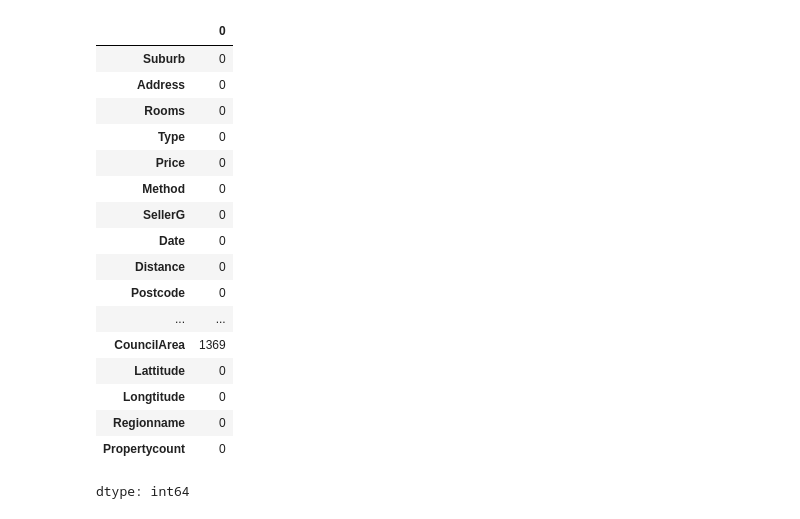
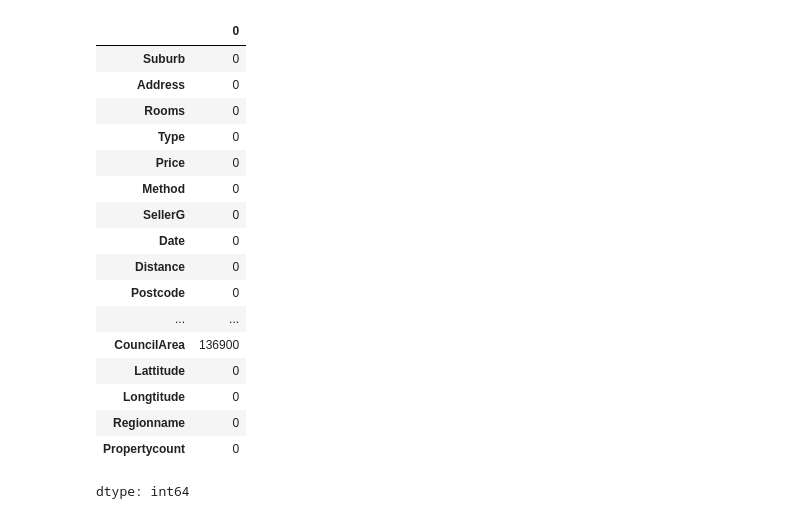
Before and after one commit to NadiiaIvashchuk/melbourne-housing-project, a Jupyter notebook: notebooks/melbourne_housing_project.ipynb, the cells around one changed output. Drawn from its saved outputs; the diff is of its cells as text; code cells hidden in the pictures.

```diff
--- a/notebooks/melbourne_housing_project.ipynb
+++ b/notebooks/melbourne_housing_project.ipynb
@@ -11,8 +13,14 @@ from sklearn.linear_model import LinearRegression
 from sklearn.ensemble import RandomForestClassifier
 from sklearn.metrics import accuracy_score, confusion_matrix, classification_report
 
+RANDOM_STATE = 42
+np.random.seed(RANDOM_STATE)
+pd.set_option("display.max_columns", 30)
+pd.set_option("display.width", 120)
+
 FILE_IN = 'https://raw.githubusercontent.com/NadiiaIvashchuk/melbourne-housing-project/refs/heads/main/data/melb_data.csv'
-df = pd.read_csv(FILE_IN)
+df_origin = pd.read_csv(FILE_IN)
+df = df_origin[...].copy()
 
 print("Ринок нерухомості в Мельбурні:", df.shape)
 df.head()
@@ -28,19 +74,19 @@ df.head()
 # %%
-df.isna().sum()
+df.isna().sum() * 100
 # %% [output]
 |  | 0 |
 | Suburb | 0 |
 | Address | 0 |
 | Rooms | 0 |
 | Type | 0 |
 | Price | 0 |
 | Method | 0 |
 | SellerG | 0 |
 | Date | 0 |
 | Distance | 0 |
 | Postcode | 0 |
 | ... | ... |
-| CouncilArea | 1369 |
+| CouncilArea | 136900 |
 | Lattitude | 0 |
 | Longtitude | 0 |
 | Regionname | 0 |
```
Also changed, not shown: parts of 9 cells of this notebook.
